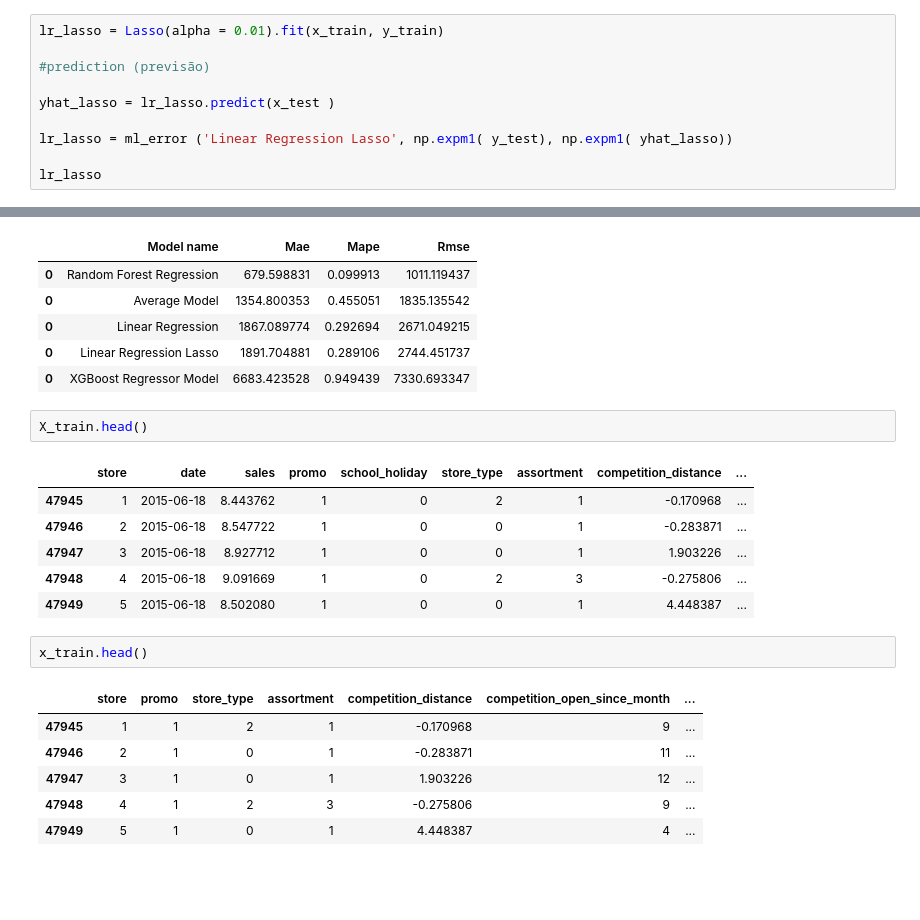
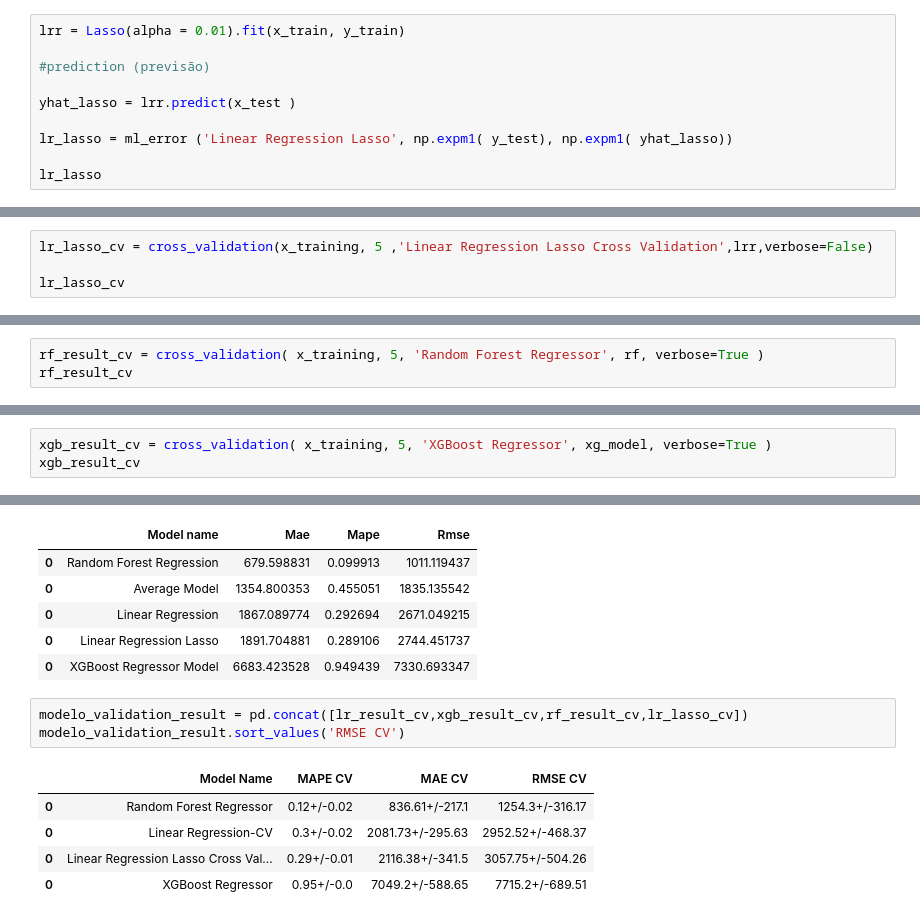
Before and after one commit to guiaraujofreitas/rossmann_estudo, a Jupyter notebook: Store-analise_dados_ modulo_04_1.ipynb, the cells around one changed output, grey strips where cells are left out. Drawn from its saved outputs; the diff is of its cells as text; blank space fills up the shorter version.

```diff
--- a/Store-analise_dados_ modulo_04_1.ipynb
+++ b/Store-analise_dados_ modulo_04_1.ipynb
@@ -1610,11 +1649,11 @@ lr_result
 # %% [markdown]
 ## 7.3 Linear Regression Model - Lasso
 # %%
-lr_lasso = Lasso(alpha = 0.01).fit(x_train, y_train)
+lrr = Lasso(alpha = 0.01).fit(x_train, y_train)
 
 #prediction (previsão)
 
-yhat_lasso = lr_lasso.predict(x_test )
+yhat_lasso = lrr.predict(x_test )
 
 lr_lasso = ml_error ('Linear Regression Lasso', np.expm1( y_test), np.expm1( yhat_lasso))
 
@@ -1628,0 +1670,4 @@ lr_lasso
+# %%
+lr_lasso_cv = cross_validation(x_training, 5 ,'Linear Regression Lasso Cross Validation',lrr,verbose=False)
+
+lr_lasso_cv
@@ -1642,0 +1693,3 @@ rf_result
+# %%
+rf_result_cv = cross_validation( x_training, 5, 'Random Forest Regressor', rf, verbose=True )
+rf_result_cv
@@ -1663,0 +1731,3 @@ xg_result
+# %%
+xgb_result_cv = cross_validation( x_training, 5, 'XGBoost Regressor', xg_model, verbose=True )
+xgb_result_cv
@@ -1675,21 +1757,12 @@ modelling_result.sort_values('Rmse')
 | 0 | Linear Regression | 1867.089774 | 0.292694 | 2671.049215 |
 | 0 | Linear Regression Lasso | 1891.704881 | 0.289106 | 2744.451737 |
 | 0 | XGBoost Regressor Model | 6683.423528 | 0.949439 | 7330.693347 |
-# %%
-X_train.head()
-# %% [output]
-|  | store | date | sales | promo | school_holiday | store_type | assortment | competition_distance | ... |
-| 47945 | 1 | 2015-06-18 | 8.443762 | 1 | 0 | 2 | 1 | -0.170968 | ... |
-| 47946 | 2 | 2015-06-18 | 8.547722 | 1 | 0 | 0 | 1 | -0.283871 | ... |
-| 47947 | 3 | 2015-06-18 | 8.927712 | 1 | 0 | 0 | 1 | 1.903226 | ... |
-| 47948 | 4 | 2015-06-18 | 9.091669 | 1 | 0 | 2 | 3 | -0.275806 | ... |
-| 47949 | 5 | 2015-06-18 | 8.502080 | 1 | 0 | 0 | 1 | 4.448387 | ... |
 # %%
-x_train.head()
+modelo_validation_result = pd.concat([lr_result_cv,xgb_result_cv,rf_result_cv,lr_lasso_cv])
+modelo_validation_result.sort_values('RMSE CV')
 # %% [output]
-|  | store | promo | store_type | assortment | competition_distance | competition_open_since_month | ... |
-| 47945 | 1 | 1 | 2 | 1 | -0.170968 | 9 | ... |
-| 47946 | 2 | 1 | 0 | 1 | -0.283871 | 11 | ... |
-| 47947 | 3 | 1 | 0 | 1 | 1.903226 | 12 | ... |
-| 47948 | 4 | 1 | 2 | 3 | -0.275806 | 9 | ... |
-| 47949 | 5 | 1 | 0 | 1 | 4.448387 | 4 | ... |
+|  | Model Name | MAPE CV | MAE CV | RMSE CV |
+| 0 | Random Forest Regressor | 0.12+/-0.02 | 836.61+/-217.1 | 1254.3+/-316.17 |
+| 0 | Linear Regression-CV | 0.3+/-0.02 | 2081.73+/-295.63 | 2952.52+/-468.37 |
+| 0 | Linear Regression Lasso Cross Val... | 0.29+/-0.01 | 2116.38+/-341.5 | 3057.75+/-504.26 |
+| 0 | XGBoost Regressor | 0.95+/-0.0 | 7049.2+/-588.65 | 7715.2+/-689.51 |
```
Also changed, not shown: parts of 17 cells of this notebook.
